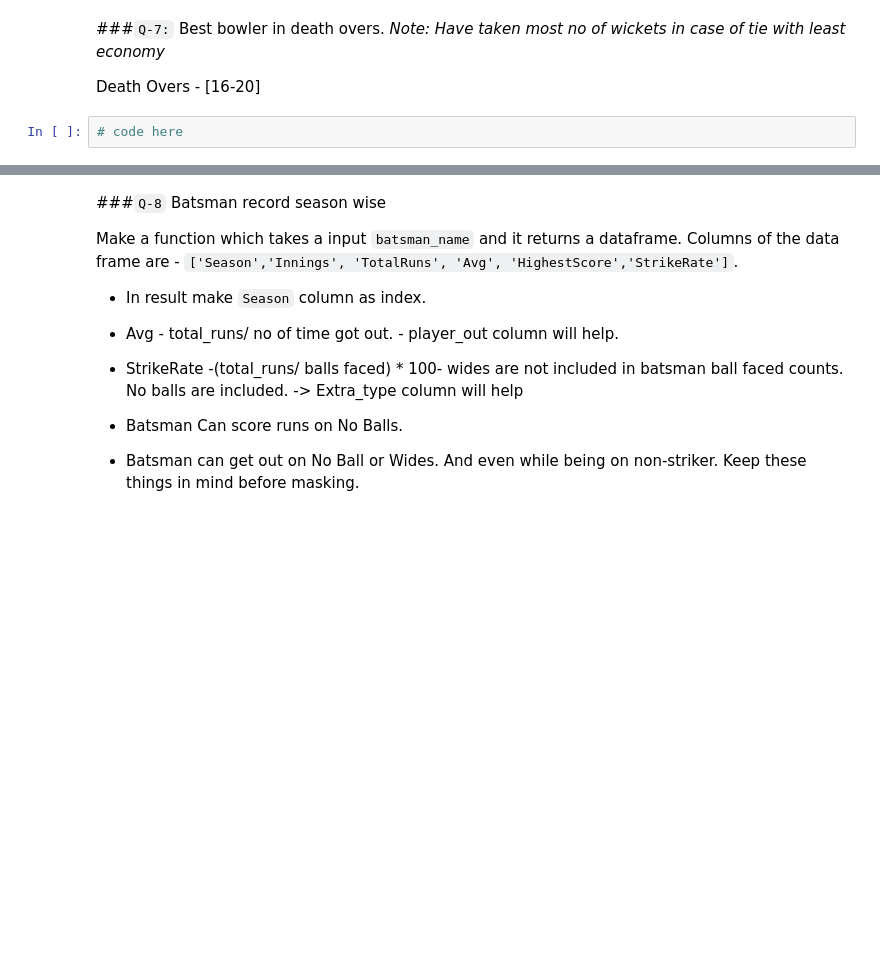
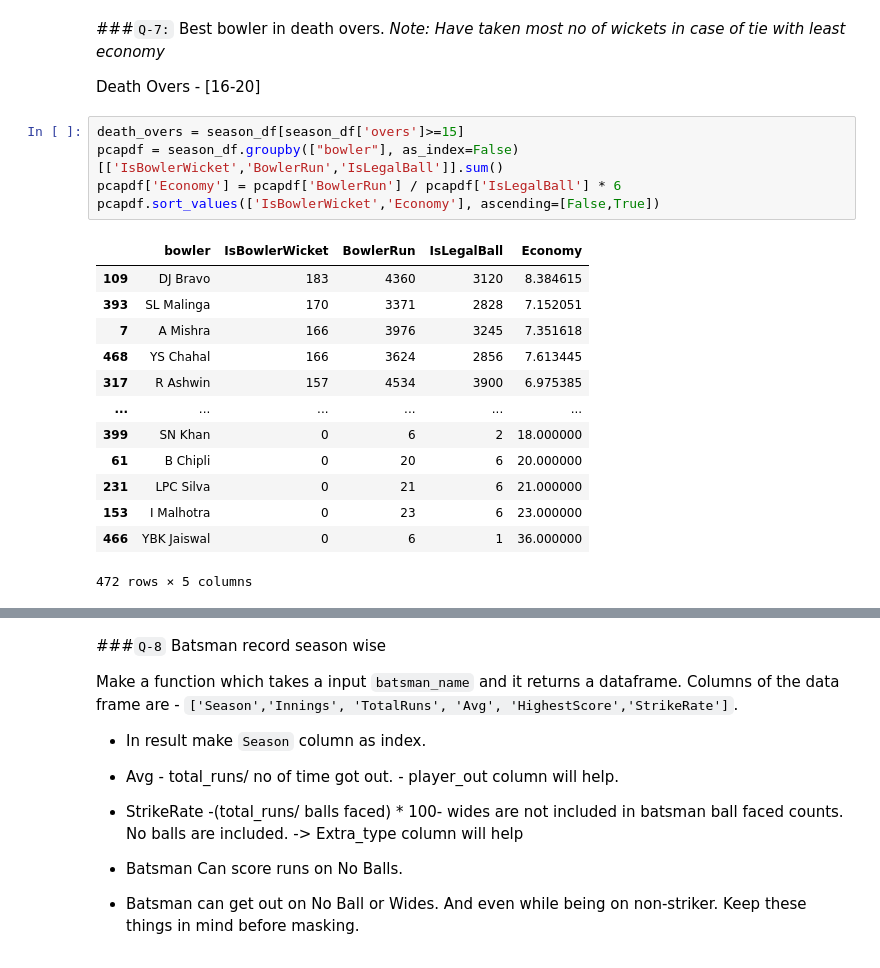
Before and after one commit to aka-ish/Machine-Learning-Notes, a Jupyter notebook: session_20_task.ipynb, the cells around one changed output, grey strips where cells are left out. Cells and saved outputs as stored; diff of their text form; blank space fills up the shorter version.

```diff
--- a/session_20_task.ipynb
+++ b/session_20_task.ipynb
@@ -121,5 +152,22 @@ AttributeError: 'DataFrame' object has no attribute 'kind'
 *Note: Have taken most no of wickets in case of tie with least economy*
 
 Death Overs - [16-20]
-# %%
-# code here
+# %%
+death_overs = season_df[season_df['overs']>=15]
+pcapdf = season_df.groupby(["bowler"], as_index=False)[['IsBowlerWicket','BowlerRun','IsLegalBall']].sum()
+pcapdf['Economy'] = pcapdf['BowlerRun'] / pcapdf['IsLegalBall'] * 6
+pcapdf.sort_values(['IsBowlerWicket','Economy'], ascending=[False,True])
+# %% [output]
+|  | bowler | IsBowlerWicket | BowlerRun | IsLegalBall | Economy |
+| 109 | DJ Bravo | 183 | 4360 | 3120 | 8.384615 |
+| 393 | SL Malinga | 170 | 3371 | 2828 | 7.152051 |
+| 7 | A Mishra | 166 | 3976 | 3245 | 7.351618 |
+| 468 | YS Chahal | 166 | 3624 | 2856 | 7.613445 |
+| 317 | R Ashwin | 157 | 4534 | 3900 | 6.975385 |
+| ... | ... | ... | ... | ... | ... |
+| 399 | SN Khan | 0 | 6 | 2 | 18.000000 |
+| 61 | B Chipli | 0 | 20 | 6 | 20.000000 |
+| 231 | LPC Silva | 0 | 21 | 6 | 21.000000 |
+| 153 | I Malhotra | 0 | 23 | 6 | 23.000000 |
+| 466 | YBK Jaiswal | 0 | 6 | 1 | 36.000000 |
+472 rows × 5 columns
```
Also changed, not shown: parts of 13 cells of this notebook.
